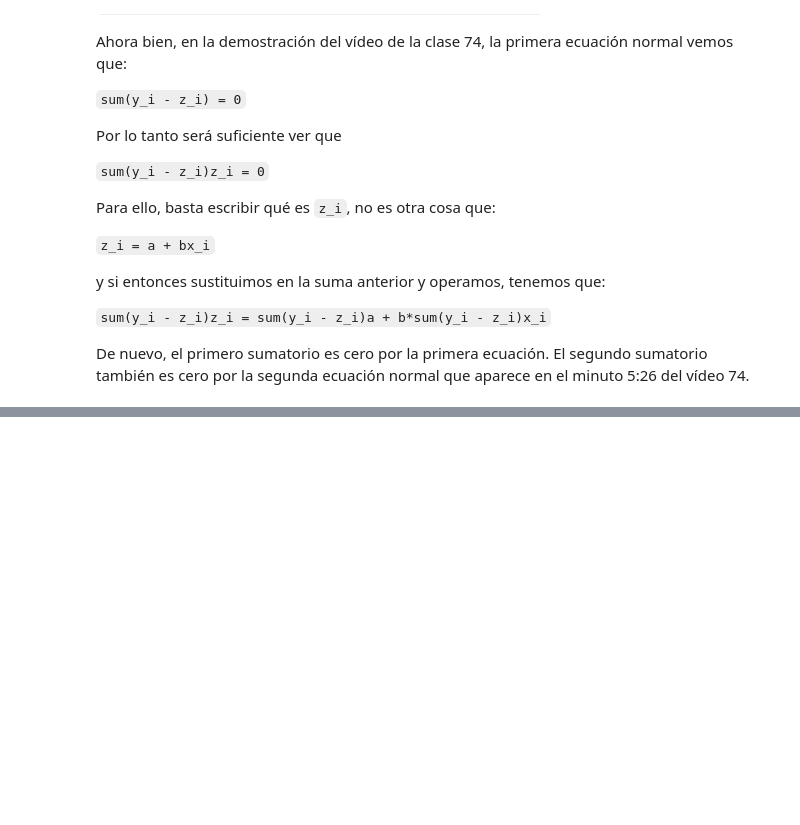
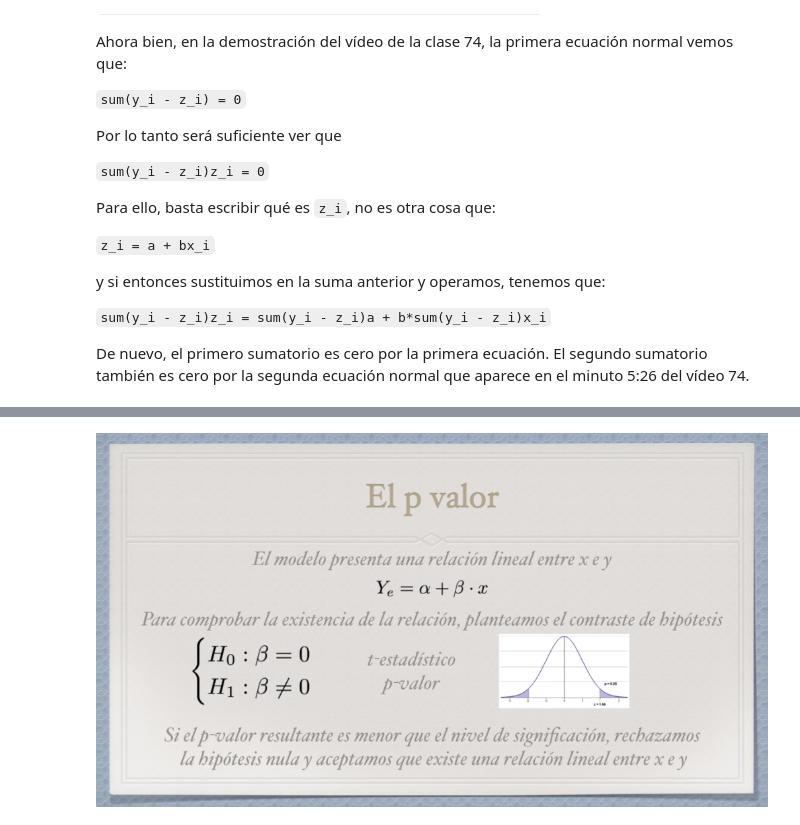
Before and after one commit to olivisoll/python_ML, a Jupyter notebook: notebooks/T4 - 1 - Regresion lineal - Datos ficticios.ipynb, the cells around one changed output, grey strips where cells are left out. Cells and saved outputs as stored; diff of their text form; code cells hidden in the pictures; blank space fills up the shorter version.

Commit message:
Regresion lineal con Python

```diff
--- a/notebooks/T4 - 1 - Regresion lineal - Datos ficticios.ipynb
+++ b/notebooks/T4 - 1 - Regresion lineal - Datos ficticios.ipynb
@@ -153,0 +218,5 @@ De nuevo, el primero sumatorio es cero por la primera ecuación. El segundo suma
+# %%
+from IPython.display import Image
+Image(filename="resources/regresion_lineal9.png")
+# %% [output]
+[figure, added]
```
Also changed, not shown: parts of 24 cells of this notebook, 5 other files.
